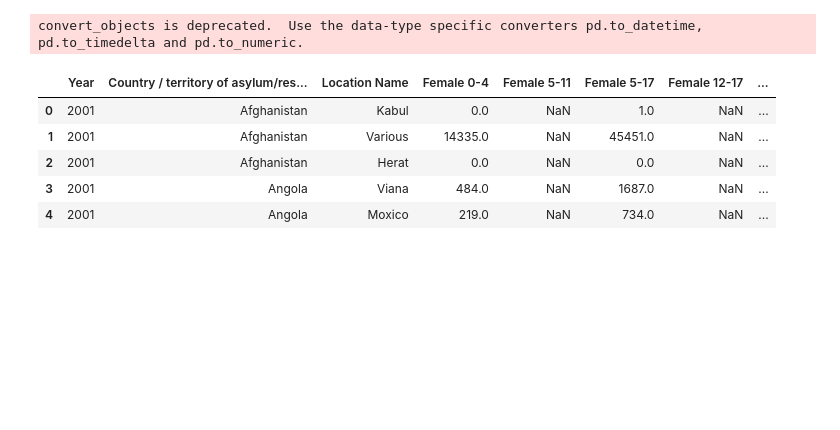
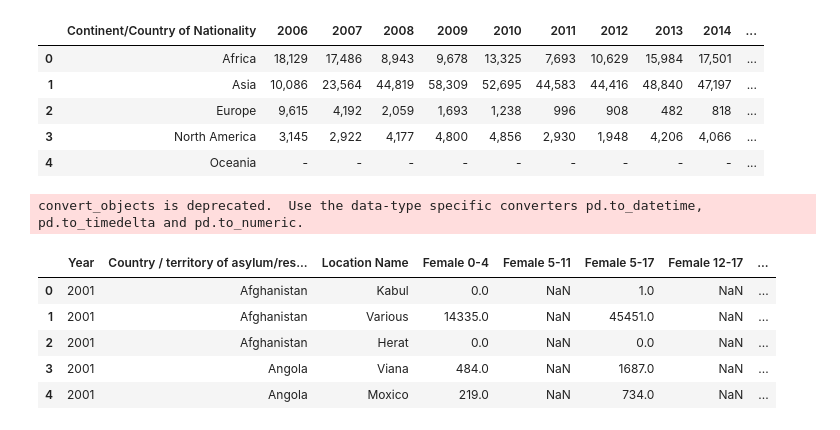
Before and after one commit to cwczarnik/Refugee_Study, a Jupyter notebook: Untitled1.ipynb, the cells around one changed output. Drawn from its saved outputs; the diff is of its cells as text; code cells hidden in the pictures; blank space fills up the shorter version.

```diff
--- a/Untitled1.ipynb
+++ b/Untitled1.ipynb
@@ -28,6 +28,15 @@ def sharekey_from_url(url):
     """Return the sharekey from a url."""
     index = url.find('share_key=')
     return url[index + len('share_key='):]
+# %%
+refugee_status.head()
+# %% [output]
+|  | Continent/Country of Nationality | 2006 | 2007 | 2008 | 2009 | 2010 | 2011 | 2012 | 2013 | 2014 | ... |
+| 0 | Africa | 18,129 | 17,486 | 8,943 | 9,678 | 13,325 | 7,693 | 10,629 | 15,984 | 17,501 | ... |
+| 1 | Asia | 10,086 | 23,564 | 44,819 | 58,309 | 52,695 | 44,583 | 44,416 | 48,840 | 47,197 | ... |
+| 2 | Europe | 9,615 | 4,192 | 2,059 | 1,693 | 1,238 | 996 | 908 | 482 | 818 | ... |
+| 3 | North America | 3,145 | 2,922 | 4,177 | 4,800 | 4,856 | 2,930 | 1,948 | 4,206 | 4,066 | ... |
+| 4 | Oceania | - | - | - | - | - | - | - | - | - | ... |
 # %%
 ## Load in data
 import pandas as pd
```
Also changed, not shown: parts of 8 cells of this notebook.
